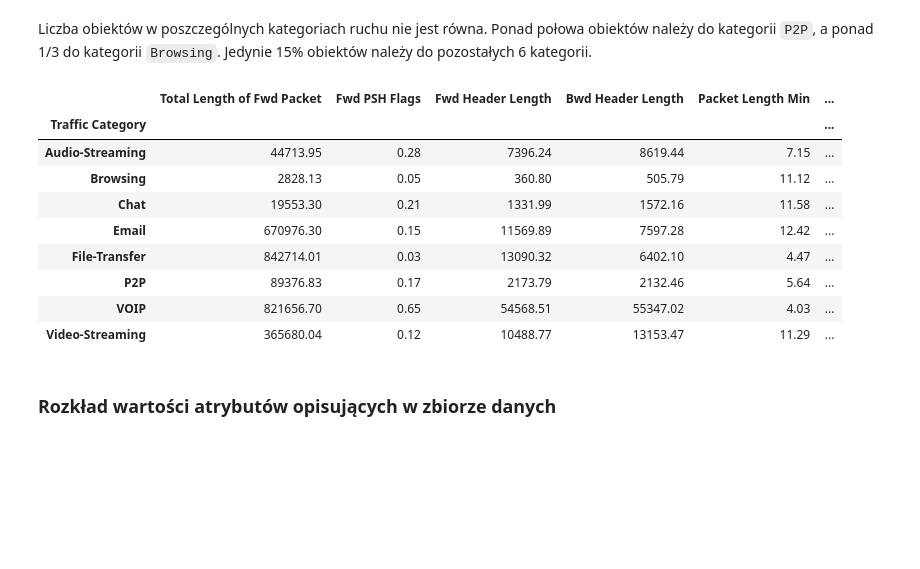
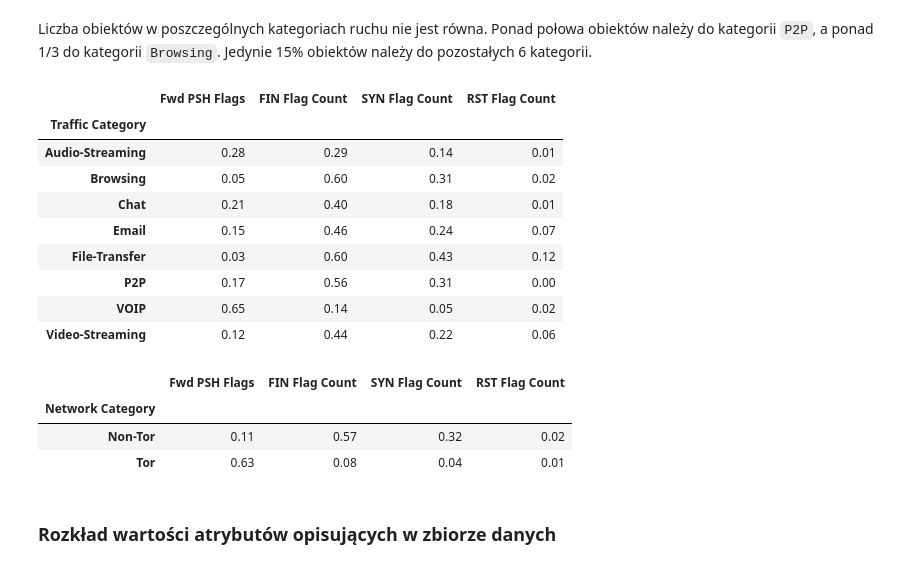
Before and after one commit to lamachan/PRiAD_projekt, a Jupyter notebook: PRiAD_projekt.ipynb, the cells around one changed output. Cells and saved outputs as stored; diff of their text form; code cells hidden in the pictures; blank space fills up the shorter version.

Commit message:
Klasyfikacja według kategorii ruchu

```diff
--- a/PRiAD_projekt.ipynb
+++ b/PRiAD_projekt.ipynb
@@ -218,19 +218,31 @@ plt.show()
 # %% [markdown]
 Liczba obiektów w poszczególnych kategoriach ruchu nie jest równa. Ponad połowa obiektów należy do kategorii `P2P`, a ponad 1/3 do kategorii `Browsing`. Jedynie 15% obiektów należy do pozostałych 6 kategorii.
 # %%
-# może dodać porównanie częstości występowania flag TCP w różnych kategoriach ruchu? TODO
-df.groupby('Traffic Category').mean()
+# porównanie częstości występowania flag dla różnych kategorii ruchu
+df_flags_traffic = df[['Fwd PSH Flags', 'FIN Flag Count', 'SYN Flag Count', 'RST Flag Count']].astype(bool)
+df_flags_traffic['Traffic Category'] = df['Traffic Category']
+df_flags_traffic.groupby('Traffic Category').mean()
 # %% [output]
-|  | Total Length of Fwd Packet | Fwd PSH Flags | Fwd Header Length | Bwd Header Length | Packet Length Min | ... |
-| Traffic Category |  |  |  |  |  | ... |
-| Audio-Streaming | 44713.95 | 0.28 | 7396.24 | 8619.44 | 7.15 | ... |
-| Browsing | 2828.13 | 0.05 | 360.80 | 505.79 | 11.12 | ... |
-| Chat | 19553.30 | 0.21 | 1331.99 | 1572.16 | 11.58 | ... |
-| Email | 670976.30 | 0.15 | 11569.89 | 7597.28 | 12.42 | ... |
-| File-Transfer | 842714.01 | 0.03 | 13090.32 | 6402.10 | 4.47 | ... |
-| P2P | 89376.83 | 0.17 | 2173.79 | 2132.46 | 5.64 | ... |
-| VOIP | 821656.70 | 0.65 | 54568.51 | 55347.02 | 4.03 | ... |
-| Video-Streaming | 365680.04 | 0.12 | 10488.77 | 13153.47 | 11.29 | ... |
+|  | Fwd PSH Flags | FIN Flag Count | SYN Flag Count | RST Flag Count |
+| Traffic Category |  |  |  |  |
+| Audio-Streaming | 0.28 | 0.29 | 0.14 | 0.01 |
+| Browsing | 0.05 | 0.60 | 0.31 | 0.02 |
+| Chat | 0.21 | 0.40 | 0.18 | 0.01 |
+| Email | 0.15 | 0.46 | 0.24 | 0.07 |
+| File-Transfer | 0.03 | 0.60 | 0.43 | 0.12 |
+| P2P | 0.17 | 0.56 | 0.31 | 0.00 |
+| VOIP | 0.65 | 0.14 | 0.05 | 0.02 |
+| Video-Streaming | 0.12 | 0.44 | 0.22 | 0.06 |
+# %%
+# porównanie częstości występowania flag dla Tor vs Non-Tor
+df_flags_network = df[['Fwd PSH Flags', 'FIN Flag Count', 'SYN Flag Count', 'RST Flag Count']].astype(bool)
+df_flags_network['Network Category'] = df['Network Category']
+df_flags_network.groupby('Network Category').mean()
+# %% [output]
+|  | Fwd PSH Flags | FIN Flag Count | SYN Flag Count | RST Flag Count |
+| Network Category |  |  |  |  |
+| Non-Tor | 0.11 | 0.57 | 0.32 | 0.02 |
+| Tor | 0.63 | 0.08 | 0.04 | 0.01 |
 # %% [markdown]
 ### Rozkład wartości atrybutów opisujących w zbiorze danych
 # %%
```
Also changed, not shown: parts of 26 cells of this notebook.
